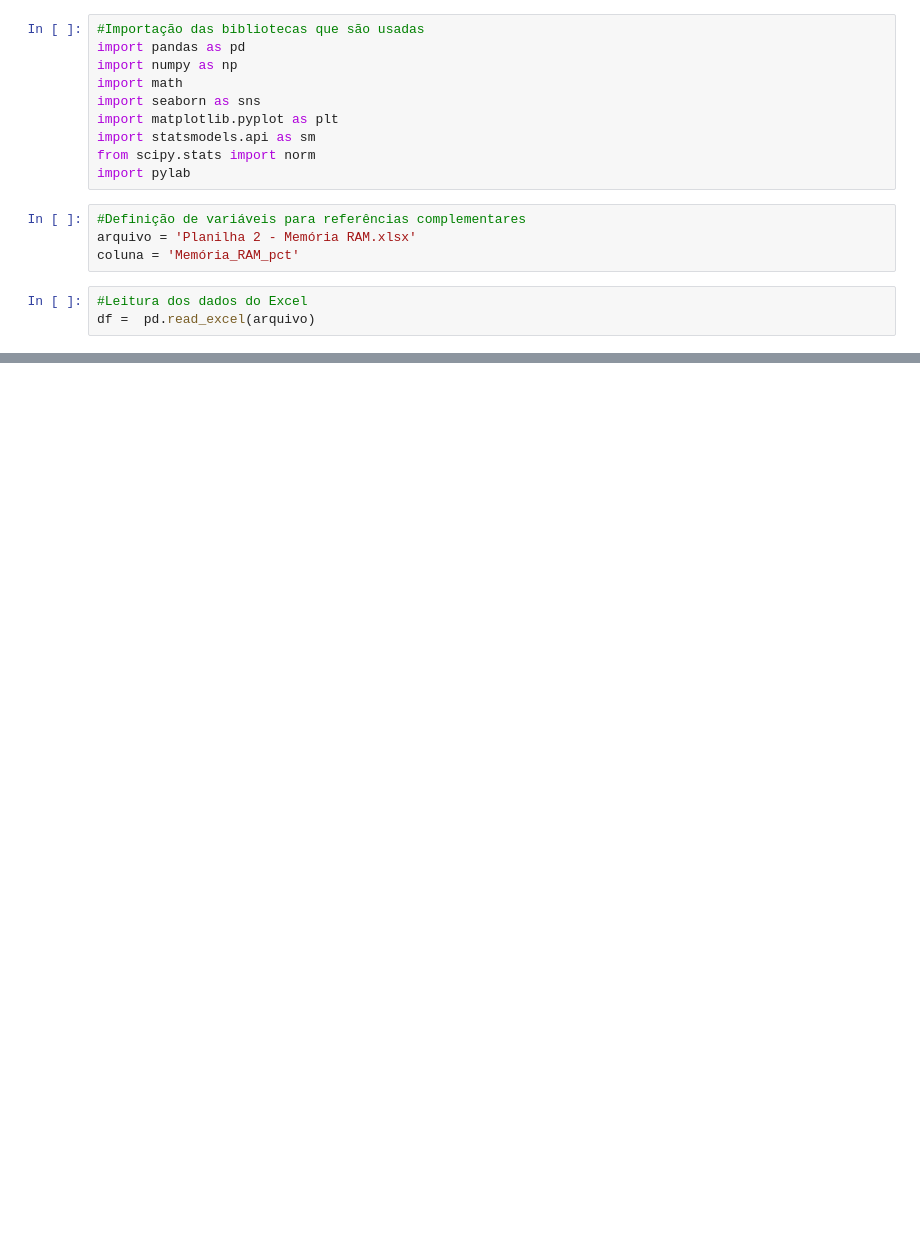
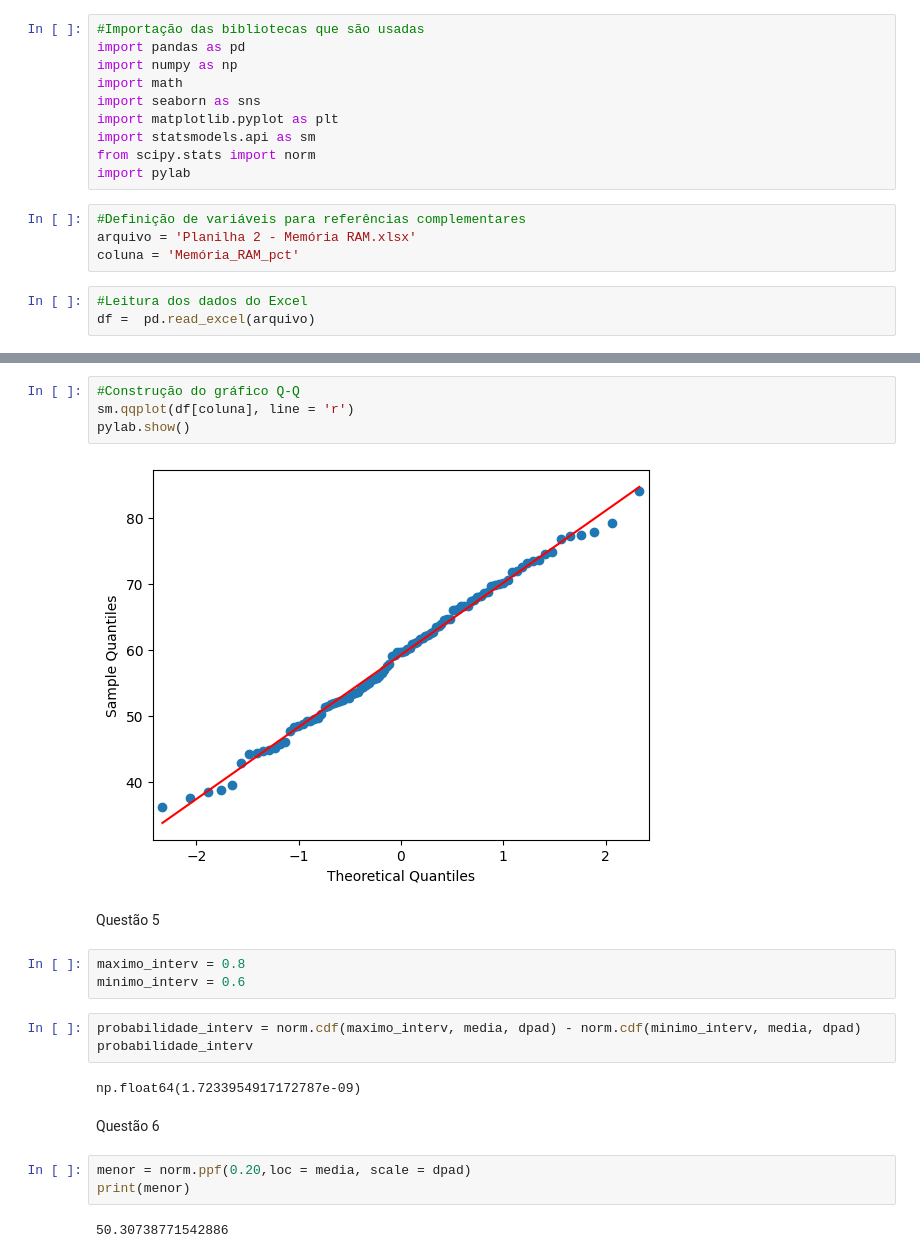
Before and after one commit to enzopuc2007/RAM_Memory_Management, a Jupyter notebook: src/Data_Work_2.ipynb, the cells around one changed output, grey strips where cells are left out. Cells and saved outputs as stored; diff of their text form; blank space fills up the shorter version.

```diff
--- a/src/Data_Work_2.ipynb
+++ b/src/Data_Work_2.ipynb
@@ -33,0 +147,23 @@ dpad = df.Memória_RAM_pct.std()
+# %%
+#Construção do gráfico Q-Q
+sm.qqplot(df[coluna], line = 'r')
+pylab.show()
+# %% [output]
+[figure, added]
+# %% [markdown]
+Questão 5
+# %%
+maximo_interv = 0.8
+minimo_interv = 0.6
+# %%
+probabilidade_interv = norm.cdf(maximo_interv, media, dpad) - norm.cdf(minimo_interv, media, dpad)
+probabilidade_interv
+# %% [output]
+np.float64(1.7233954917172787e-09)
+# %% [markdown]
+Questão 6
+# %%
+menor = norm.ppf(0.20,loc = media, scale = dpad)
+print(menor)
+# %% [output]
+50.30738771542886
```
Also changed, not shown: parts of 28 cells of this notebook.
